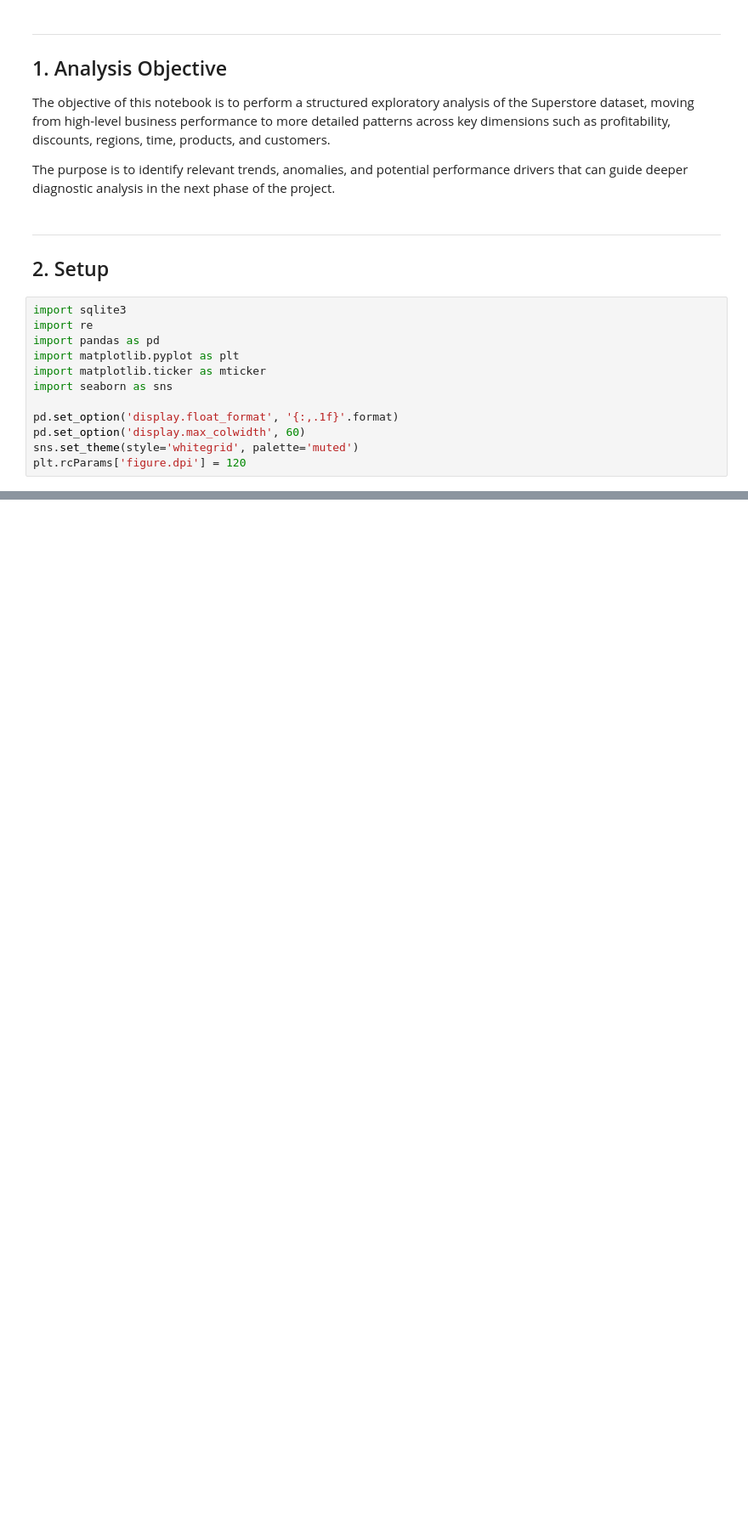
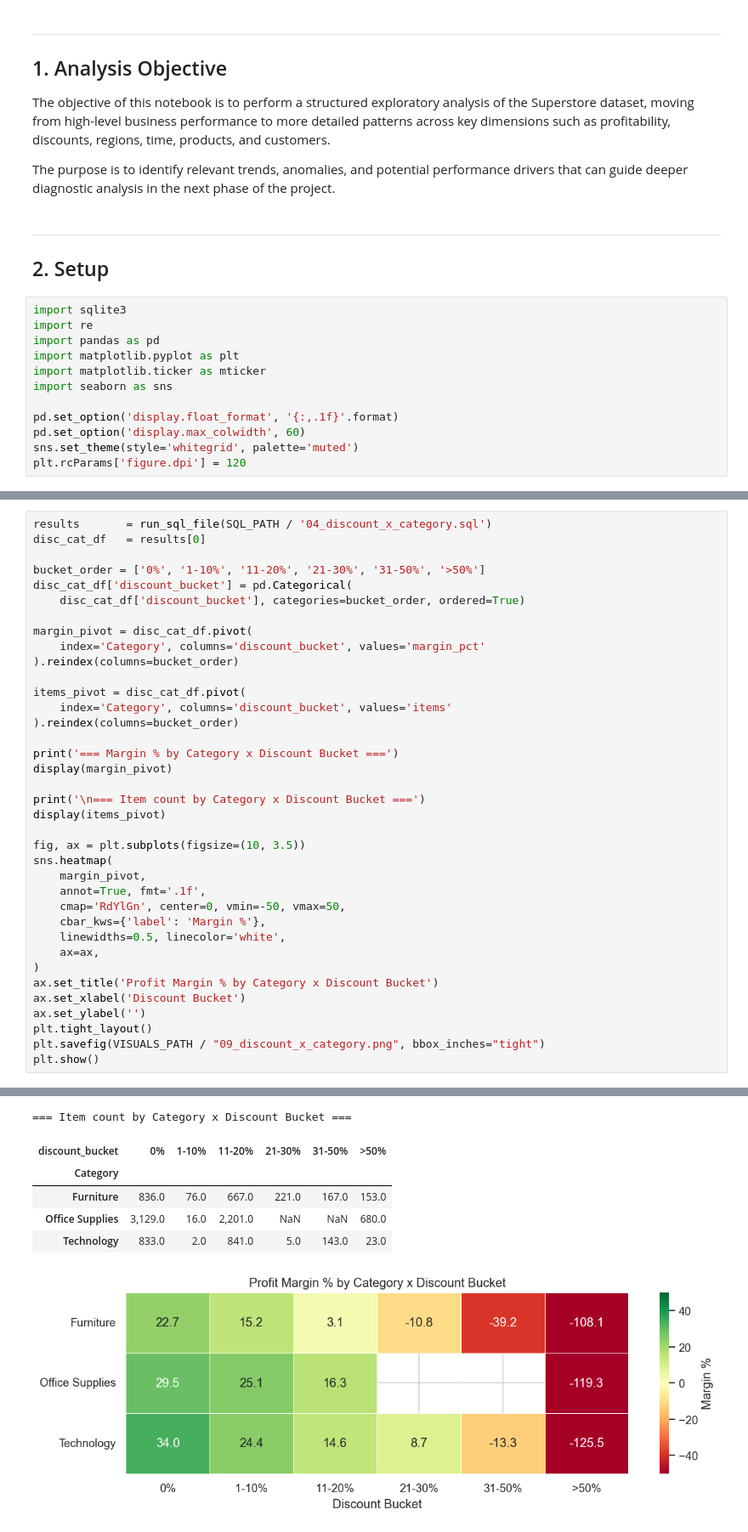
Before and after one commit to JoseFranTZ/superstore-sales-analysis, a Jupyter notebook: notebooks/02_exploratory_analysis.ipynb, the cells around one changed output, grey strips where cells are left out. Shown at 85% size. Drawn from its saved outputs; the diff is of its cells as text; blank space fills up the shorter version.

```diff
--- a/notebooks/02_exploratory_analysis.ipynb
+++ b/notebooks/02_exploratory_analysis.ipynb
@@ -352,0 +506,38 @@ plt.show()
+# %%
+results       = run_sql_file(SQL_PATH / '04_discount_x_category.sql')
+disc_cat_df   = results[0]
+
+bucket_order = ['0%', '1-10%', '11-20%', '21-30%', '31-50%', '>50%']
+disc_cat_df['discount_bucket'] = pd.Categorical(
+    disc_cat_df['discount_bucket'], categories=bucket_order, ordered=True)
+
+margin_pivot = disc_cat_df.pivot(
+    index='Category', columns='discount_bucket', values='margin_pct'
+).reindex(columns=bucket_order)
+
+items_pivot = disc_cat_df.pivot(
+    index='Category', columns='discount_bucket', values='items'
+).reindex(columns=bucket_order)
+
+print('=== Margin % by Category x Discount Bucket ===')
+display(margin_pivot)
+
+print('\n=== Item count by Category x Discount Bucket ===')
+display(items_pivot)
+
+fig, ax = plt.subplots(figsize=(10, 3.5))
+sns.heatmap(
+    margin_pivot,
+    annot=True, fmt='.1f',
+    cmap='RdYlGn', center=0, vmin=-50, vmax=50,
+    cbar_kws={'label': 'Margin %'},
+    linewidths=0.5, linecolor='white',
+    ax=ax,
+)
+ax.set_title('Profit Margin % by Category x Discount Bucket')
+ax.set_xlabel('Discount Bucket')
+ax.set_ylabel('')
+plt.tight_layout()
+plt.savefig(VISUALS_PATH / "09_discount_x_category.png", bbox_inches="tight")
+plt.show()
+# %% [output]
@@ -352,0 +550,7 @@ plt.show()
+=== Item count by Category x Discount Bucket ===
+| discount_bucket | 0% | 1-10% | 11-20% | 21-30% | 31-50% | >50% |
+| Category |  |  |  |  |  |  |
+| Furniture | 836.0 | 76.0 | 667.0 | 221.0 | 167.0 | 153.0 |
+| Office Supplies | 3,129.0 | 16.0 | 2,201.0 | NaN | NaN | 680.0 |
+| Technology | 833.0 | 2.0 | 841.0 | 5.0 | 143.0 | 23.0 |
+[figure, added]
```
Also changed, not shown: parts of 94 cells of this notebook, 25 other files.
